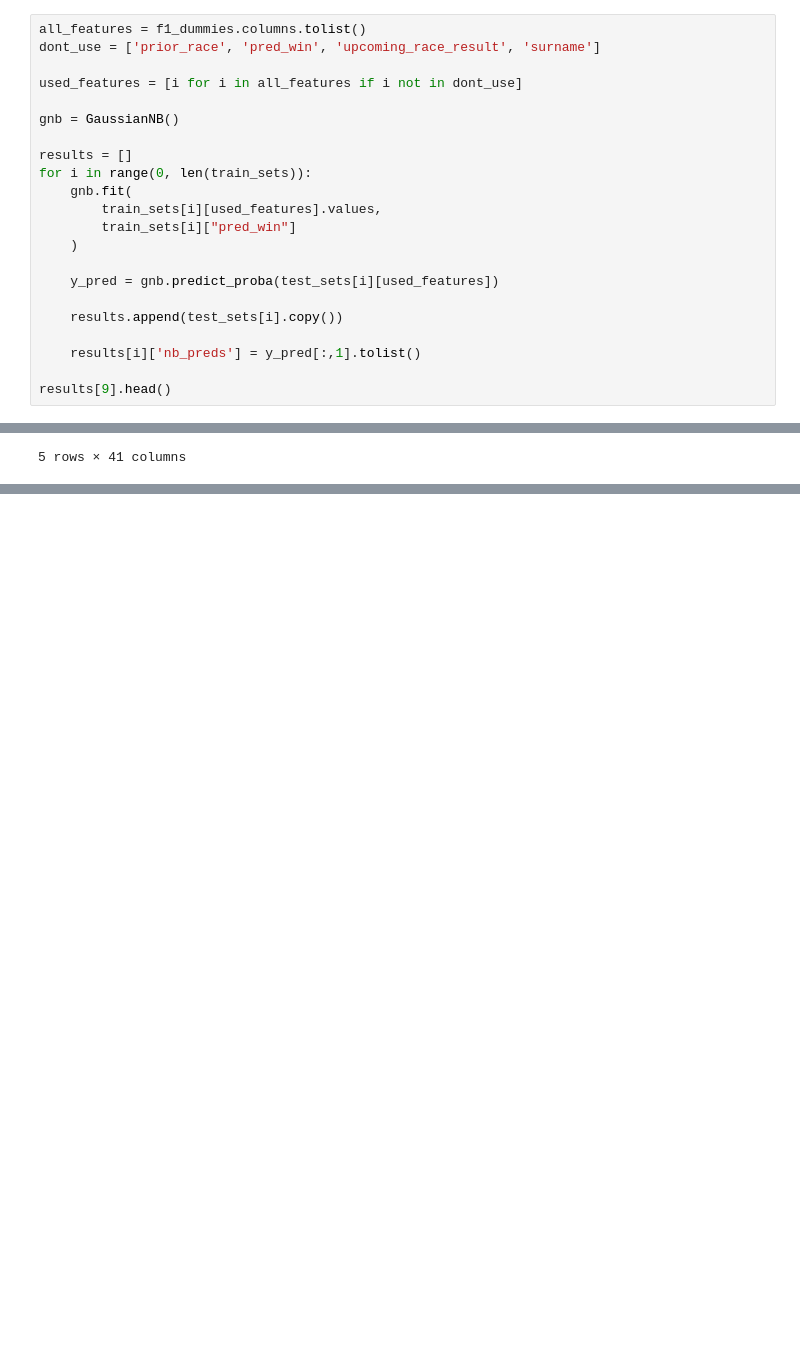
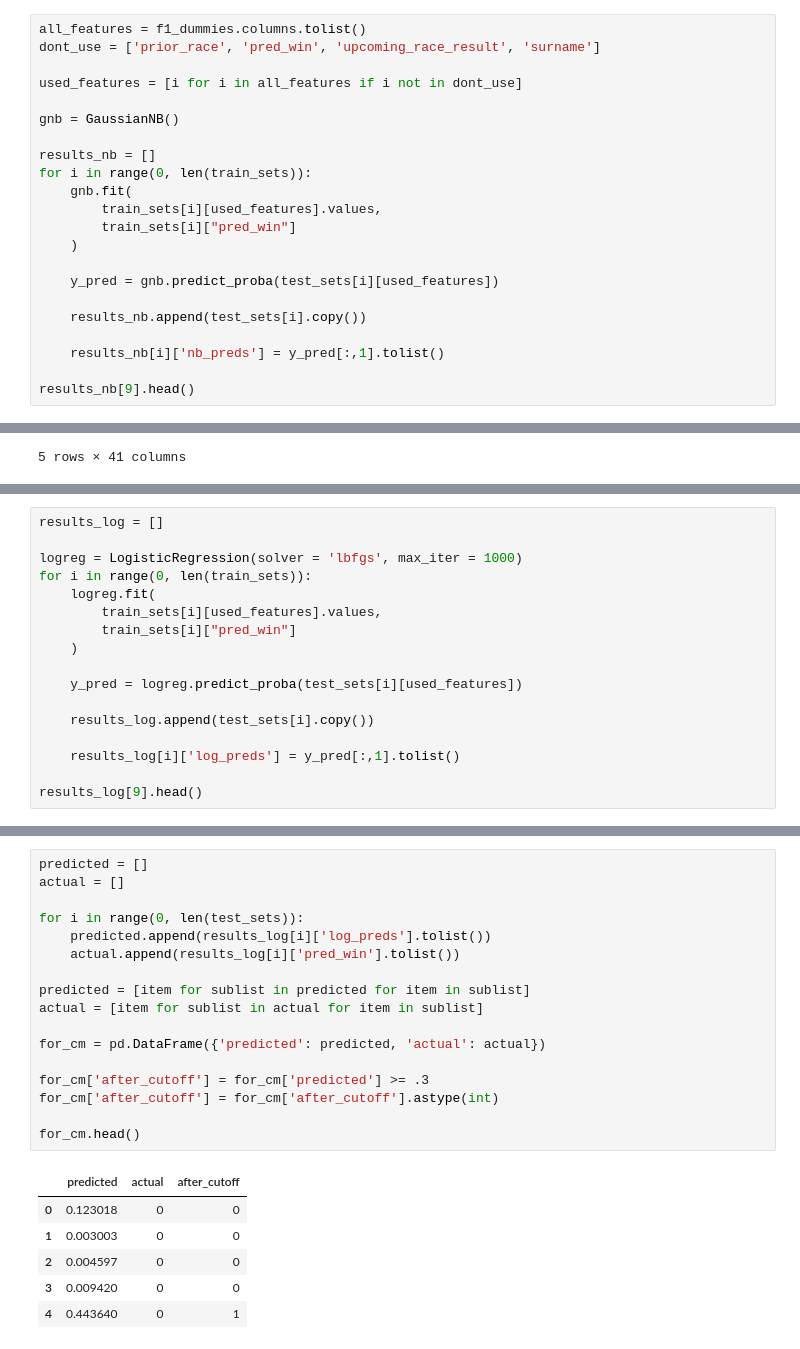
Before and after one commit to drewilliams22/f1, a Jupyter notebook: python_bash_trials/csv_dump/f1_2018.ipynb, the cells around one changed output, grey strips where cells are left out. Saved outputs shown, nothing was run; the diff lists cells and outputs as text; blank space fills up the shorter version.

```diff
--- a/python_bash_trials/csv_dump/f1_2018.ipynb
+++ b/python_bash_trials/csv_dump/f1_2018.ipynb
@@ -450,7 +499,7 @@ used_features = [i for i in all_features if i not in dont_use]
 
 gnb = GaussianNB()
 
-results = []
+results_nb = []
 for i in range(0, len(train_sets)):
     gnb.fit(
         train_sets[i][used_features].values,
@@ -459,11 +508,11 @@ for i in range(0, len(train_sets)):
 
     y_pred = gnb.predict_proba(test_sets[i][used_features])
 
-    results.append(test_sets[i].copy())
+    results_nb.append(test_sets[i].copy())
 
-    results[i]['nb_preds'] = y_pred[:,1].tolist()
+    results_nb[i]['nb_preds'] = y_pred[:,1].tolist()
 
-results[9].head()
+results_nb[9].head()
 # %% [output]
 |  | prior_race | exp_points_driver | exp_posistion_driver | exp_points_constructor | exp_race_scaled_performance | ... |
 | 20 | 1009 | 0.701808 | 14.402516 | 1.320304 | 0.227982 | ... |
@@ -474,0 +553,17 @@ results[9].head()
+# %%
+results_log = []
+
+logreg = LogisticRegression(solver = 'lbfgs', max_iter = 1000)
+for i in range(0, len(train_sets)):
+    logreg.fit(
+        train_sets[i][used_features].values,
+        train_sets[i]["pred_win"]
+    )
+
+    y_pred = logreg.predict_proba(test_sets[i][used_features])
+
+    results_log.append(test_sets[i].copy())
+
+    results_log[i]['log_preds'] = y_pred[:,1].tolist()
+
+results_log[9].head()
@@ -474,0 +578,24 @@ results[9].head()
+# %%
+predicted = []
+actual = []
+
+for i in range(0, len(test_sets)):
+    predicted.append(results_log[i]['log_preds'].tolist())
+    actual.append(results_log[i]['pred_win'].tolist())
+
+predicted = [item for sublist in predicted for item in sublist]
+actual = [item for sublist in actual for item in sublist]
+
+for_cm = pd.DataFrame({'predicted': predicted, 'actual': actual})
+
+for_cm['after_cutoff'] = for_cm['predicted'] >= .3
+for_cm['after_cutoff'] = for_cm['after_cutoff'].astype(int)
+
+for_cm.head()
+# %% [output]
+|  | predicted | actual | after_cutoff |
+| 0 | 0.123018 | 0 | 0 |
+| 1 | 0.003003 | 0 | 0 |
+| 2 | 0.004597 | 0 | 0 |
+| 3 | 0.009420 | 0 | 0 |
+| 4 | 0.443640 | 0 | 1 |
```
Also changed, not shown: parts of 19 cells of this notebook, 1 other file.
